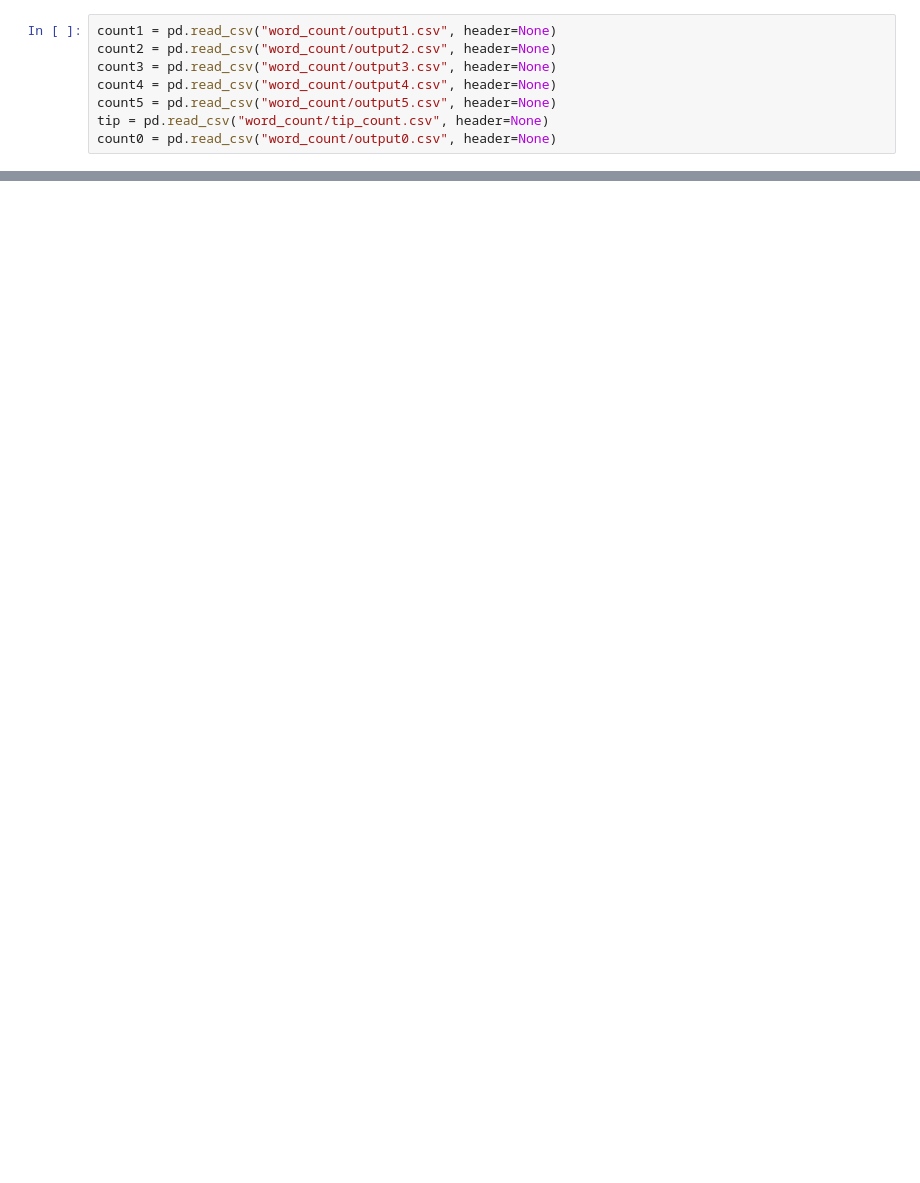
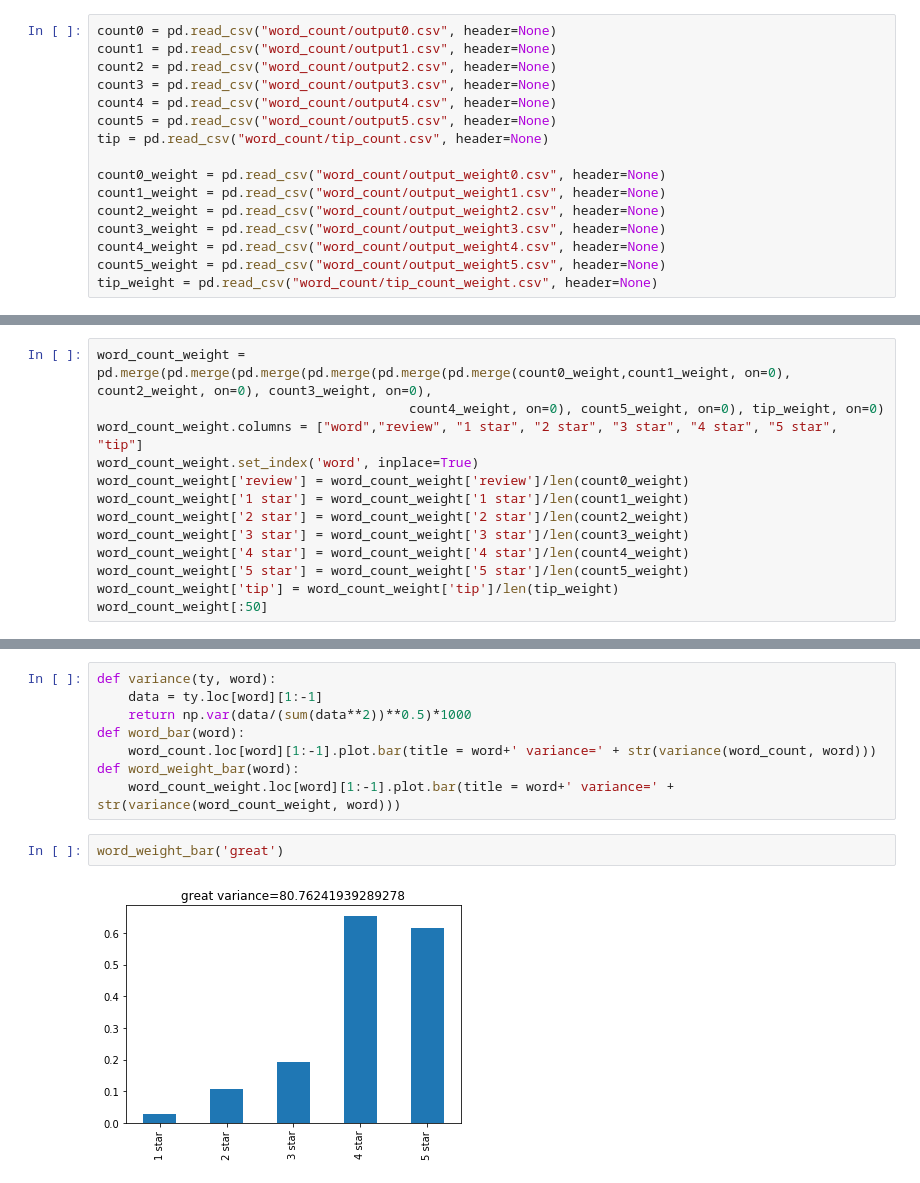
Before and after one commit to reaperConan/stat-628-module3, a Jupyter notebook: plot.ipynb, the cells around one changed output, grey strips where cells are left out. Saved outputs shown, nothing was run; the diff lists cells and outputs as text; blank space fills up the shorter version.

```diff
--- a/plot.ipynb
+++ b/plot.ipynb
@@ -5,10 +7,18 @@ import csv
 # %%
+count0 = pd.read_csv("word_count/output0.csv", header=None)
 count1 = pd.read_csv("word_count/output1.csv", header=None)
 count2 = pd.read_csv("word_count/output2.csv", header=None)
 count3 = pd.read_csv("word_count/output3.csv", header=None)
 count4 = pd.read_csv("word_count/output4.csv", header=None)
 count5 = pd.read_csv("word_count/output5.csv", header=None)
 tip = pd.read_csv("word_count/tip_count.csv", header=None)
-count0 = pd.read_csv("word_count/output0.csv", header=None)
+
+count0_weight = pd.read_csv("word_count/output_weight0.csv", header=None)
+count1_weight = pd.read_csv("word_count/output_weight1.csv", header=None)
+count2_weight = pd.read_csv("word_count/output_weight2.csv", header=None)
+count3_weight = pd.read_csv("word_count/output_weight3.csv", header=None)
+count4_weight = pd.read_csv("word_count/output_weight4.csv", header=None)
+count5_weight = pd.read_csv("word_count/output_weight5.csv", header=None)
+tip_weight = pd.read_csv("word_count/tip_count_weight.csv", header=None)
 # %%
 word_count = pd.concat([count0,count1, count2, count3, count4, count5, tip], axis =1)
@@ -34,0 +59,13 @@ word_count[:50]
+# %%
+word_count_weight = pd.merge(pd.merge(pd.merge(pd.merge(pd.merge(pd.merge(count0_weight,count1_weight, on=0), count2_weight, on=0), count3_weight, on=0),
+                                        count4_weight, on=0), count5_weight, on=0), tip_weight, on=0)
+word_count_weight.columns = ["word","review", "1 star", "2 star", "3 star", "4 star", "5 star", "tip"]
+word_count_weight.set_index('word', inplace=True)
+word_count_weight['review'] = word_count_weight['review']/len(count0_weight)
+word_count_weight['1 star'] = word_count_weight['1 star']/len(count1_weight)
+word_count_weight['2 star'] = word_count_weight['2 star']/len(count2_weight)
+word_count_weight['3 star'] = word_count_weight['3 star']/len(count3_weight)
+word_count_weight['4 star'] = word_count_weight['4 star']/len(count4_weight)
+word_count_weight['5 star'] = word_count_weight['5 star']/len(count5_weight)
+word_count_weight['tip'] = word_count_weight['tip']/len(tip_weight)
+word_count_weight[:50]
@@ -34,0 +91,12 @@ word_count[:50]
+# %%
+def variance(ty, word):
+    data = ty.loc[word][1:-1]
+    return np.var(data/(sum(data**2))**0.5)*1000
+def word_bar(word):
+    word_count.loc[word][1:-1].plot.bar(title = word+' variance=' + str(variance(word_count, word)))
+def word_weight_bar(word):
+    word_count_weight.loc[word][1:-1].plot.bar(title = word+' variance=' + str(variance(word_count_weight, word)))
+# %%
+word_weight_bar('great')
+# %% [output]
+[figure, added]
```
Also changed, not shown: parts of 11 cells of this notebook, 19 other files.
